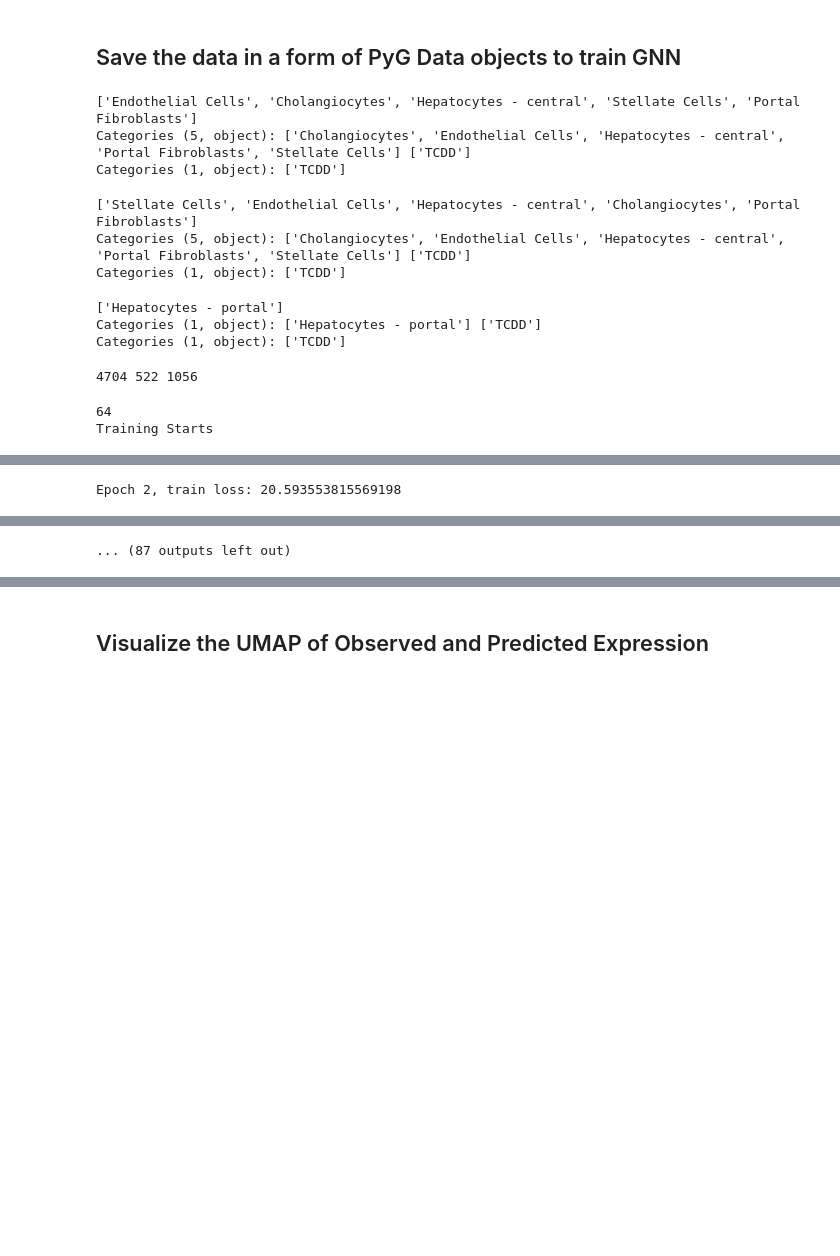
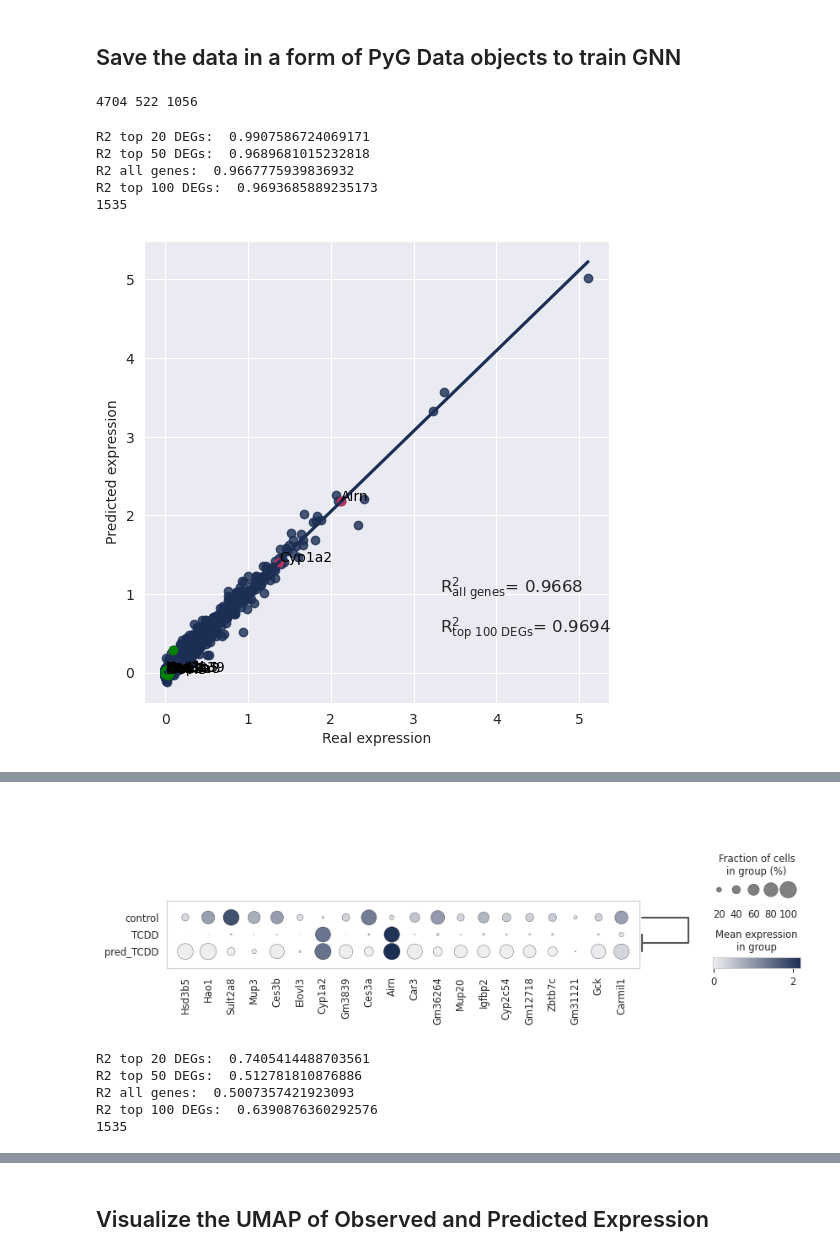
Before and after one commit to reem12345/Cell-Type-Specific-Graphs, a Jupyter notebook: training/Nault_training.ipynb, the cells around one changed output, grey strips where cells are left out. Cells and saved outputs as stored; diff of their text form; code cells hidden in the pictures; blank space fills up the shorter version.

```diff
--- a/training/Nault_training.ipynb
+++ b/training/Nault_training.ipynb
@@ -46,8 +46,8 @@ from importlib import reload
 reload(model)
 from model import *
 
-data_path = "/ibex/scratch/alsulara/Cell-Type-Specific-Graphs/Data/"
-save_path_results = "/ibex/scratch/alsulara/Cell-Type-Specific-Graphs/Results/"
-save_path_models = "/ibex/scratch/alsulara/Cell-Type-Specific-Graphs/model_checkpoints/"
+data_path = "Cell-Type-Specific-Graphs/Data/"
+save_path_results = "Cell-Type-Specific-Graphs/Results/"
+save_path_models = "Cell-Type-Specific-Graphs/model_checkpoints/"
 # %% [output]
 1.13.1+cu117
@@ -190,26 +192,16 @@ for cov_drug in stim_data.obs.cov_drug.unique():
 # %% [markdown]
 ## Save the data in a form of PyG Data objects to train GNN
 # %%
-cells_train = create_cells(stim_data[stim_data.obs.split == 'train'].copy(),cell_type_network, None)
-cells_valid = create_cells(stim_data[stim_data.obs.split == 'valid'].copy(),cell_type_network, None)
-cells_ood = create_cells(stim_data[stim_data.obs.split == 'ood'].copy(),cell_type_network, None)
+# cells_train = create_cells(stim_data[stim_data.obs.split == 'train'].copy(),cell_type_network, None)
+# cells_valid = create_cells(stim_data[stim_data.obs.split == 'valid'].copy(),cell_type_network, None)
+# cells_ood = create_cells(stim_data[stim_data.obs.split == 'ood'].copy(),cell_type_network, None)
 
-with open(data_path+'cells_train_Nault.pkl', 'wb') as f:
-    pickle.dump(cells_train, f)
-with open(data_path+'cells_valid_Nault.pkl', 'wb') as f:
-    pickle.dump(cells_valid, f)
-with open(data_path+'cells_ood_Nault.pkl', 'wb') as f:
-    pickle.dump(cells_ood, f)
+# with open(data_path+'cells_train_Nault.pkl', 'wb') as f:
+#     pickle.dump(cells_train, f)
+# with open(data_path+'cells_valid_Nault.pkl', 'wb') as f:
+#     pickle.dump(cells_valid, f)
+# with open(data_path+'cells_ood_Nault.pkl', 'wb') as f:
+#     pickle.dump(cells_ood, f)
-# %% [output]
-['Endothelial Cells', 'Cholangiocytes', 'Hepatocytes - central', 'Stellate Cells', 'Portal Fibroblasts']
-Categories (5, object): ['Cholangiocytes', 'Endothelial Cells', 'Hepatocytes - central', 'Portal Fibroblasts', 'Stellate Cells'] ['TCDD']
-Categories (1, object): ['TCDD']
-['Stellate Cells', 'Endothelial Cells', 'Hepatocytes - central', 'Cholangiocytes', 'Portal Fibroblasts']
-Categories (5, object): ['Cholangiocytes', 'Endothelial Cells', 'Hepatocytes - central', 'Portal Fibroblasts', 'Stellate Cells'] ['TCDD']
-Categories (1, object): ['TCDD']
-['Hepatocytes - portal']
-Categories (1, object): ['Hepatocytes - portal'] ['TCDD']
-Categories (1, object): ['TCDD']
 # %%
 with open(data_path+'cells_train_Nault.pkl', 'rb') as pickle_file:
     cells_train = pickle.load(pickle_file)
@@ -239,38 +231,42 @@ torch.manual_seed(42)
 params = {'hidden_channels': 64, 'weight_decay': 1e-05, 'in_head': 4, 'learning_rate': -3, 'num_epochs': 200, 'batch_size': 256}
 train_dataloader = DataLoader(cells_train+cells_valid, batch_size=params['batch_size'], shuffle=True)
 model = GNN(total_genes  = len(adata.var), num_perts = num_perts, act_fct = 'Softplus',
-            hidden_channels = params['hidden_channels'], in_head = params['in_head'], all_feat = True).to(device)
-model = train(model = model
-                  ,num_epochs = params['num_epochs'], lr = 10**params['learning_rate'],
-                  weight_decay = params['weight_decay'], cell_type_network = cell_type_network, train_loader = train_dataloader, multi_pert = False)
-torch.save(model.state_dict(), save_path_models+"Nault_model.pt")
+            hidden_channels = params['hidden_channels'], in_head = params['in_head']).to(device)
+# model = train(model = model
+#                   ,num_epochs = params['num_epochs'], lr = 10**params['learning_rate'],
+#                   weight_decay = params['weight_decay'], cell_type_network = cell_type_network, train_loader = train_dataloader, multi_pert = False)
+# torch.save(model.state_dict(), save_path_models+"Nault_model.pt")
 model.load_state_dict(torch.load(save_path_models+"Nault_model.pt"))
 r2_all_avg = []
 r2_degs_avg = []
 r2_all_std = []
 r2_degs_std = []
 pred_adata = []
 ood_loader_all = DataLoader(cells_ood, batch_size=len(cells_ood), shuffle=False)
 oods_cells = np.array(next(iter(ood_loader_all)).cell_type)
 for ood_cells in tq.tqdm(set(oods_cells)):
     index_cell_type = np.where(oods_cells == ood_cells)[0]
     data_ood = [cells_ood[i] for i in index_cell_type]
     ood_loader_cell_type = DataLoader(data_ood, batch_size=256, shuffle=False)
     r2_all, r2_DEGs, DEGs_name, dot_adata = Inference(cell_type_network, model,
                save_path_results+"Nault_mean_"+testing_drug, ood_loader_cell_type,
                ood_cells, adata, testing_drug = testing_drug,
                degs_dict = adata.uns['rank_genes_groups_cov_DEGs'][ood_cells+'_'+testing_drug], mean_or_std = True, plot = True, multi_pert = False)
     r2_all_avg.append(r2_all)
     r2_degs_avg.append(r2_DEGs)
     #---------------------------------------------------------------------------------------------------------
     r2_all, r2_DEGs, DEGs_name, dot_adata = Inference(cell_type_network, model,
                save_path_results+"Nault_std_"+testing_drug, ood_loader_cell_type,
                ood_cells, adata, testing_drug = testing_drug,
                degs_dict = adata.uns['rank_genes_groups_cov_DEGs'][ood_cells+'_'+testing_drug], mean_or_std = False, plot = True, multi_pert = False)
     r2_all_std.append(r2_all)
     r2_degs_std.append(r2_DEGs)
     pred_adata.append(dot_adata)
 pred_adata.append(adata[adata.obs.cov_drug == testing_cell+'_control', cell_type_network[testing_cell].pos.tolist()].copy())
 # %% [output]
-64
-Training Starts
+R2 top 20 DEGs:  0.9907586724069171
+R2 top 50 DEGs:  0.9689681015232818
+R2 all genes:  0.9667775939836932
+R2 top 100 DEGs:  0.9693685889235173
+1535
+[figure, added]
@@ -279 +275,6 @@ Epoch 1, train loss: 22.87537856329055
+[figure, added]
-Epoch 2, train loss: 20.593553815569198
+R2 top 20 DEGs:  0.7405414488703561
+R2 top 50 DEGs:  0.512781810876886
+R2 all genes:  0.5007357421923093
+R2 top 100 DEGs:  0.6390876360292576
+1535
@@ -288 +283,0 @@ Epoch 10, train loss: 19.590138208298455
-... (87 outputs left out)
```
Also changed, not shown: parts of 8 cells of this notebook.
